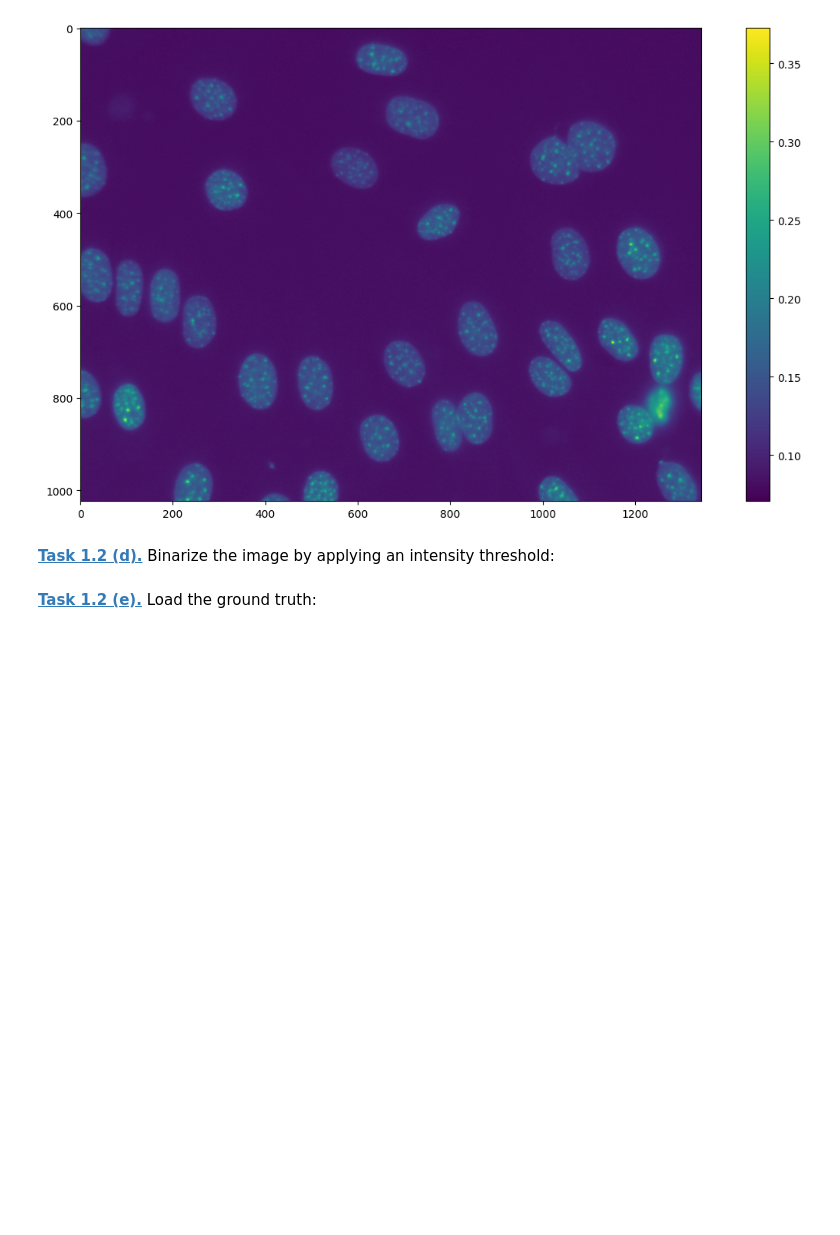
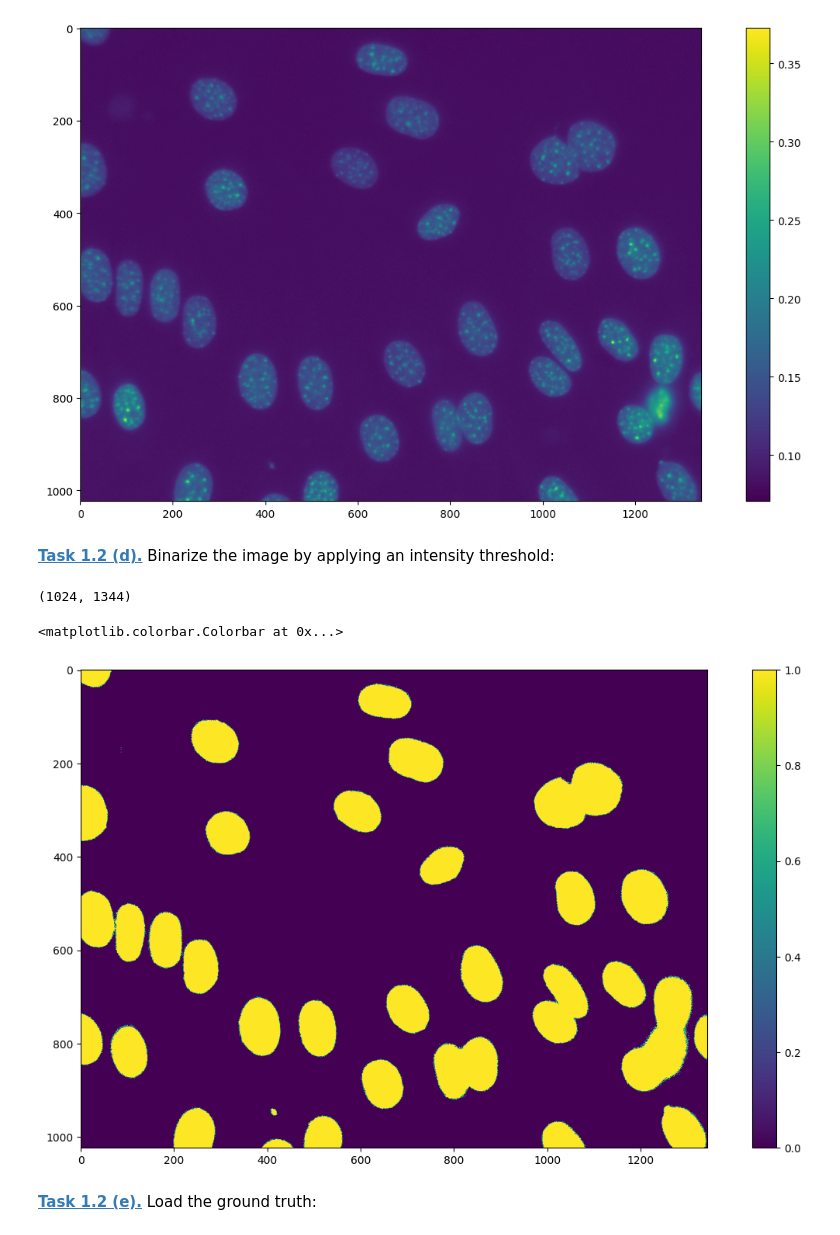
Before and after one commit to ZoeK194/mobi-fs5-python, a Jupyter notebook: segm_threshold.ipynb, the cells around one changed output. Cells and saved outputs as stored; diff of their text form; code cells hidden in the pictures; blank space fills up the shorter version.

```diff
--- a/segm_threshold.ipynb
+++ b/segm_threshold.ipynb
@@ -18,6 +18,28 @@ plt.colorbar()
 [figure]
 # %% [markdown]
 **[Task 1.2 (d).]()** Binarize the image by applying an intensity threshold:
+# %%
+T=0.10
+
+print(dna_0.shape)
+
+dna_1 = dna_0.copy()
+
+for x in range(1024):
+    for y in range(1344):
+        if dna_1[x,y] >= T:
+            dna_1[x,y] = 1
+        else :
+            dna_1[x,y] = 0
+
+
+plt.figure(figsize=(15,8))
+plt.imshow(dna_1)
+plt.colorbar()
+# %% [output]
+(1024, 1344)
+<matplotlib.colorbar.Colorbar at 0x...>
+[figure, added]
 # %% [markdown]
 **[Task 1.2 (e).]()** Load the ground truth:
 # %% [markdown]
```
